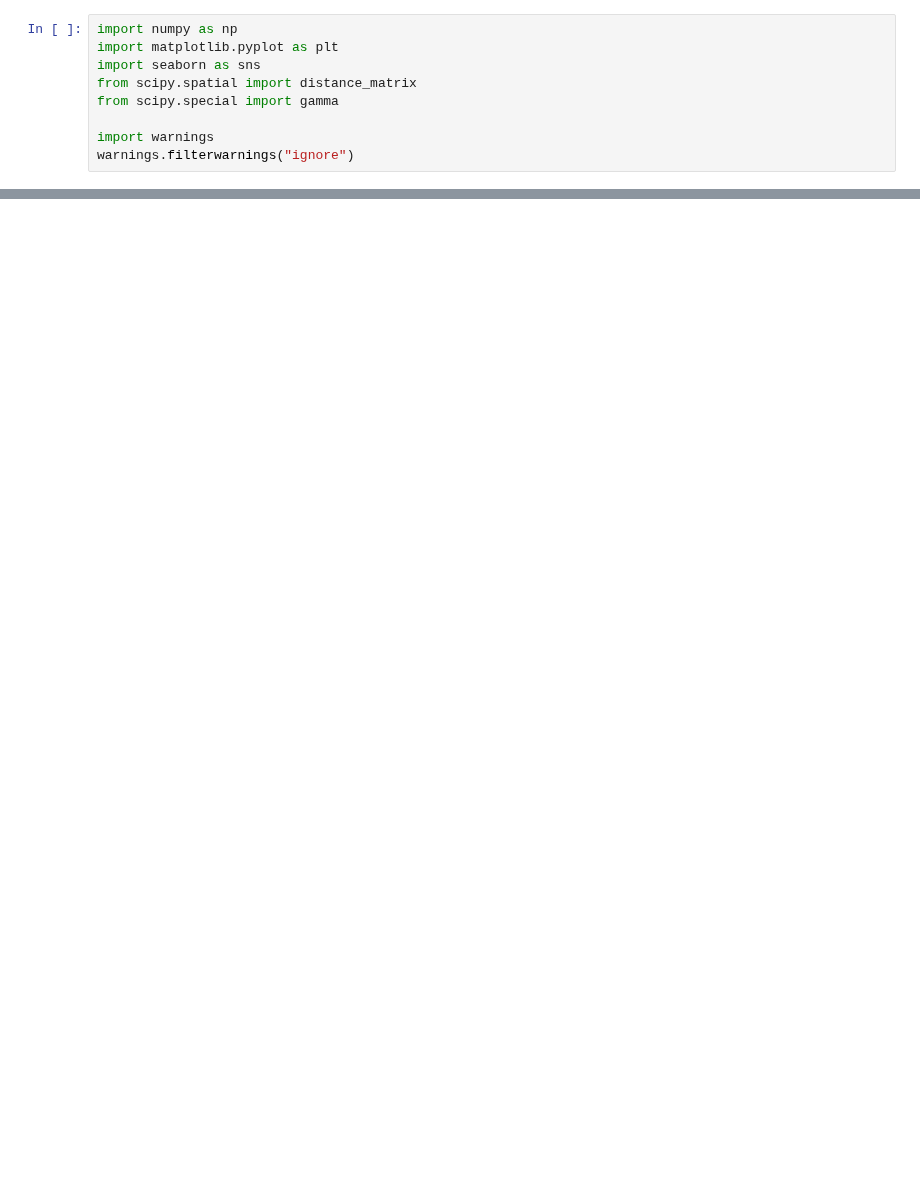
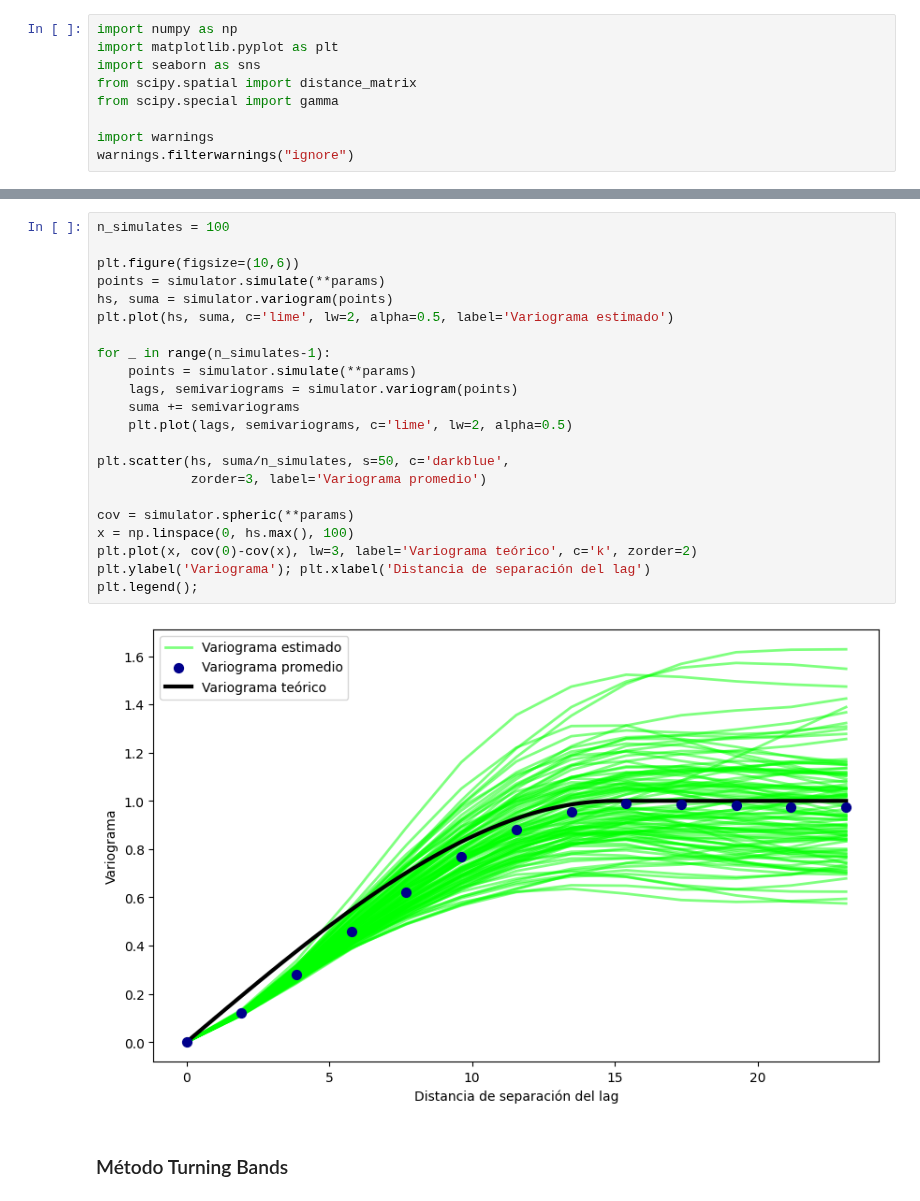
Before and after one commit to AlejandroVillazonG/MAT468, a Jupyter notebook: proyecto/project.ipynb, the cells around one changed output, grey strips where cells are left out. Cells and saved outputs as stored; diff of their text form; blank space fills up the shorter version.

Commit message:
resultados para los dos métodos

```diff
--- a/proyecto/project.ipynb
+++ b/proyecto/project.ipynb
@@ -333,3 +375,29 @@ class SpatialFieldSimulator:
+# %%
+n_simulates = 100
+
+plt.figure(figsize=(10,6))
+points = simulator.simulate(**params)
+hs, suma = simulator.variogram(points)
+plt.plot(hs, suma, c='lime', lw=2, alpha=0.5, label='Variograma estimado')
+
+for _ in range(n_simulates-1):
+    points = simulator.simulate(**params)
+    lags, semivariograms = simulator.variogram(points)
+    suma += semivariograms
+    plt.plot(lags, semivariograms, c='lime', lw=2, alpha=0.5)
+
+plt.scatter(hs, suma/n_simulates, s=50, c='darkblue',
+            zorder=3, label='Variograma promedio')
+
+cov = simulator.spheric(**params)
+x = np.linspace(0, hs.max(), 100)
+plt.plot(x, cov(0)-cov(x), lw=3, label='Variograma teórico', c='k', zorder=2)
+plt.ylabel('Variograma'); plt.xlabel('Distancia de separación del lag')
+plt.legend();
+# %% [output]
+[figure, added]
+# %% [markdown]
+### Método Turning Bands
 # %%
 params = {
     'model' : 'matern',
```
Also changed, not shown: parts of 15 cells of this notebook.
